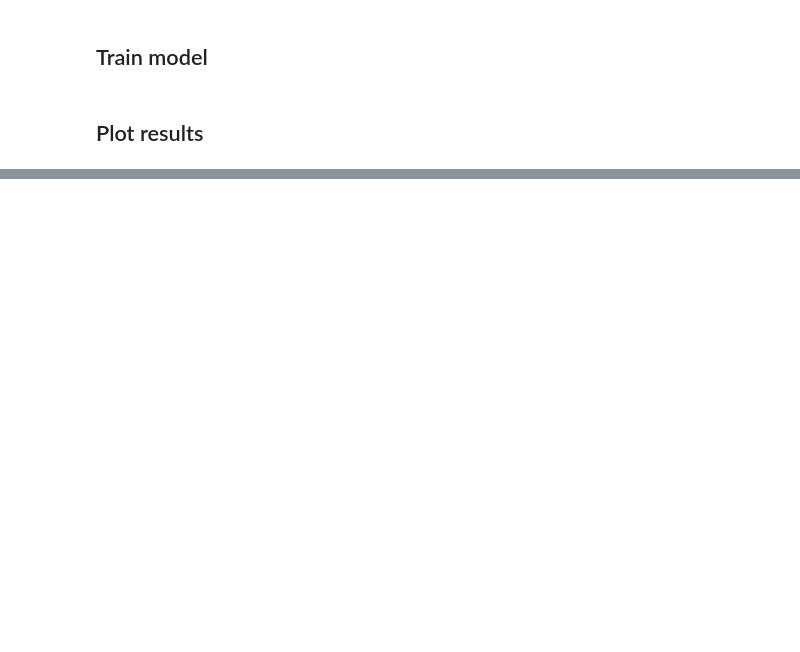
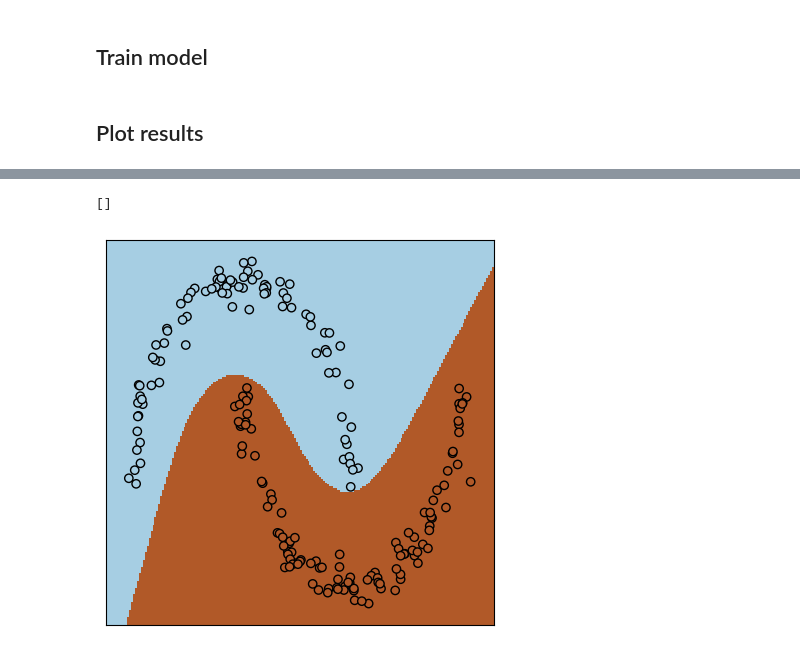
Before and after one commit to Luisa96fernanda/machine_learning, a Jupyter notebook: Sem_10/nonlinearities_pytorch.ipynb, the cells around one changed output, grey strips where cells are left out. Drawn from its saved outputs; the diff is of its cells as text; code cells hidden in the pictures; blank space fills up the shorter version.

```diff
--- a/Sem_10/nonlinearities_pytorch.ipynb
+++ b/Sem_10/nonlinearities_pytorch.ipynb
@@ -166,13 +266,16 @@ print (predictions.shape)
 # %%
 _, ax = plt.subplots (figsize=(5,5))
 
 # Put the result into a color plot
-plt.pcolormesh( _ , _ , _ , cmap=plt.cm.Paired, alpha=0.9)
+plt.pcolormesh( h_grid, v_grid , predictions , cmap='Paired')
 
-ax.scatter( _ , _ , c = _ , edgecolors='k', s=10, cmap=plt.cm.Paired)
+ax.scatter( X_test[:,0], X_test[:,1] , c =np.argmax(y_test, axis=1) , edgecolors='k', cmap='Paired')
 
-ax.set_xlim(h_grid.min()-.1, h_grid.max()+.1)
-ax.set_ylim(v_grid.min()-.1, v_grid.max()+.1)
+# ax.set_xlim(h_grid.min()-.1, h_grid.max()+.1)
+# ax.set_ylim(v_grid.min()-.1, v_grid.max()+.1)
 
 ax.set_xticks(())
 ax.set_yticks(())
+# %% [output]
+[]
+[figure, added]
```
Also changed, not shown: parts of 12 cells of this notebook.
